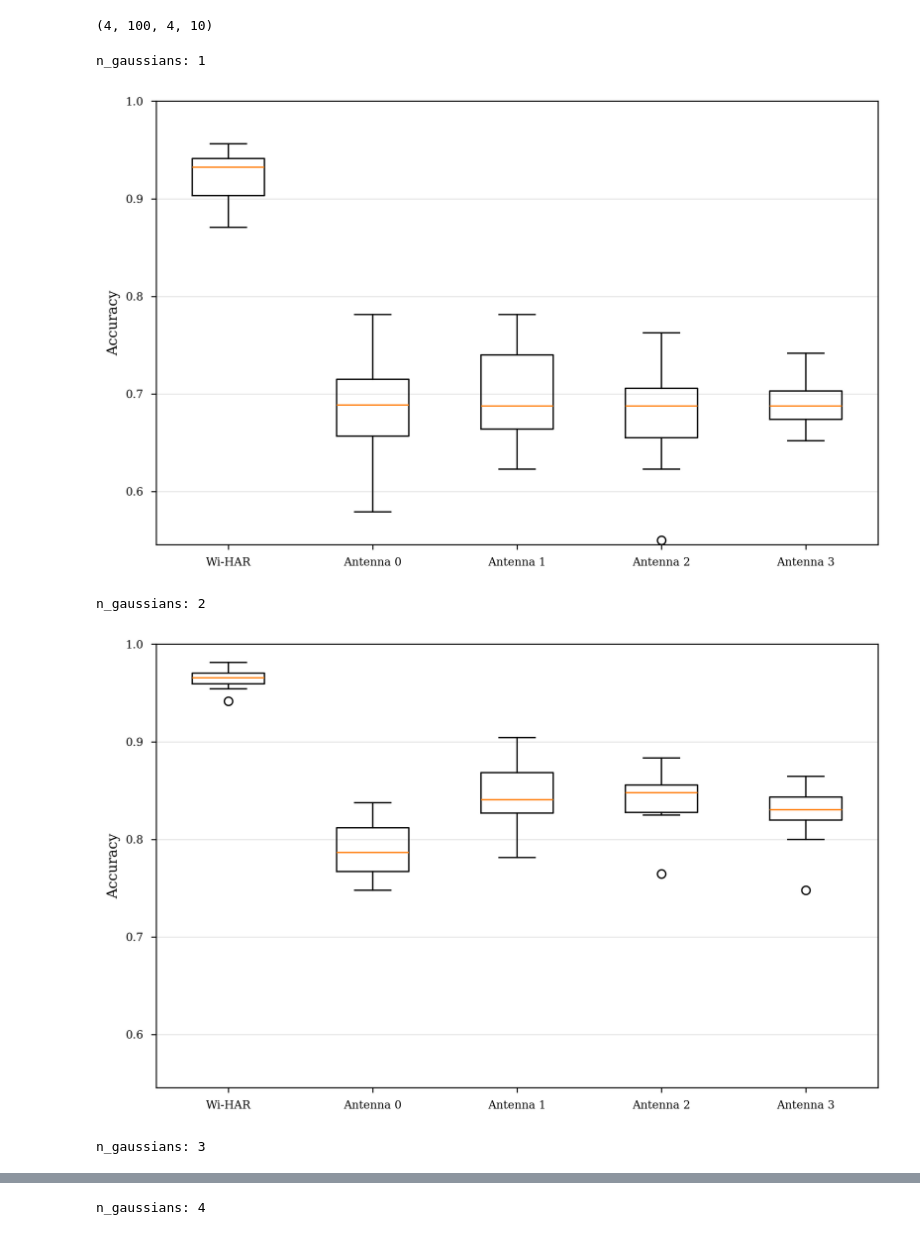
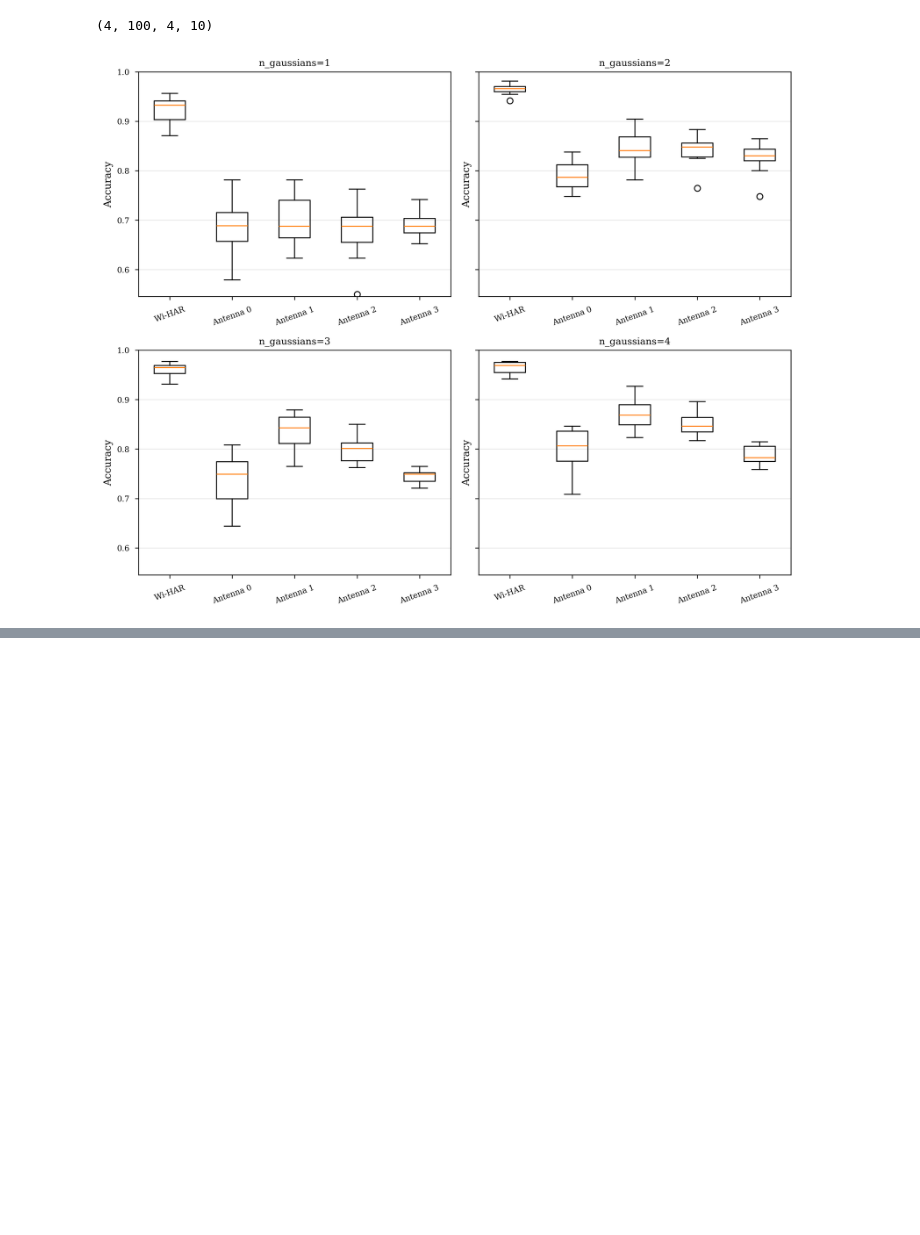
Before and after one commit to LucaCtt/csi-vae, a Jupyter notebook: notebooks/ablation_study.ipynb, the cells around one changed output, grey strips where cells are left out. Saved outputs shown, nothing was run; the diff lists cells and outputs as text; code cells hidden in the pictures; blank space fills up the shorter version.

```diff
--- a/notebooks/ablation_study.ipynb
+++ b/notebooks/ablation_study.ipynb
@@ -271,47 +271,48 @@ global_min, global_max = np.inf, -np.inf
 for study_info in best_models_per_study:
     fusion_acc = np.asarray(list(study_info["fusion_accuracies"].values()), dtype=float)
     antenna_acc = np.asarray(study_info["antennas_accuracies"], dtype=float)  # (n_antennas, n_seeds)
 
     if fusion_acc.size == 0 or antenna_acc.size == 0:
         continue
 
     if antenna_acc.ndim == 1:
         antenna_acc = antenna_acc[None, :]
 
     data = [fusion_acc] + [antenna_acc[a, ~np.isnan(antenna_acc[a])] for a in range(antenna_acc.shape[0])]
     labels = ["Wi-HAR"] + [f"Antenna {a}" for a in range(antenna_acc.shape[0])]
 
     all_vals = np.concatenate([d.ravel() for d in data if d.size > 0])
     if all_vals.size == 0:
         continue
 
     global_min = min(global_min, float(np.min(all_vals)))
     global_max = max(global_max, float(np.max(all_vals)))
 
     plot_payload.append((study_info, data, labels))
 
 if not plot_payload:
     print("No data to plot from best_models_per_study.")
 else:
-    # Shared y-limits
     ymax = 1.0
     pad = 0.01 * (ymax - global_min) if ymax > global_min else 0.01
     ymin = max(0.0, global_min - pad)
 
-    # Plot each study with identical y-scale
-    for study_info, data, labels in plot_payload:
-        print("n_gaussians:", study_info["n_gaussians"])
-        plt.figure(figsize=(8, 5))
-        plt.boxplot(data, tick_labels=labels)
-        plt.ylim(ymin, ymax)
-        plt.ylabel("Accuracy")
-        plt.grid(axis="y", alpha=0.3)
-        plt.tight_layout()
-        plt.savefig(PLOTS_DIR / f"ablation_study_l{study_info['n_gaussians']}.pdf")
-        plt.show()
+    fig, axes = plt.subplots(2, 2, figsize=(10, 8), sharey=True)
+    axes = axes.ravel()
+
+    for ax, (study_info, data, labels) in zip(axes, plot_payload):
+        ax.boxplot(data, tick_labels=labels)
+        ax.set_title(f"n_gaussians={study_info['n_gaussians']}")
+        ax.set_ylim(ymin, ymax)
+        ax.set_ylabel("Accuracy")
+        ax.grid(axis="y", alpha=0.3)
+        ax.tick_params(axis="x", rotation=20)
+
+    for ax in axes[len(plot_payload):]:
+        ax.axis("off")
+
+    fig.tight_layout()
+    fig.savefig(PLOTS_DIR / "ablation_study_2x2.pdf")
+    plt.show()
 # %% [output]
-n_gaussians: 1
-[figure, old version]
+[figure, new version]
-n_gaussians: 2
-[figure, removed]
-n_gaussians: 3
@@ -319 +318,0 @@ n_gaussians: 3
-n_gaussians: 4
```
Also changed, not shown: parts of 1 cell of this notebook, 14 other files.
